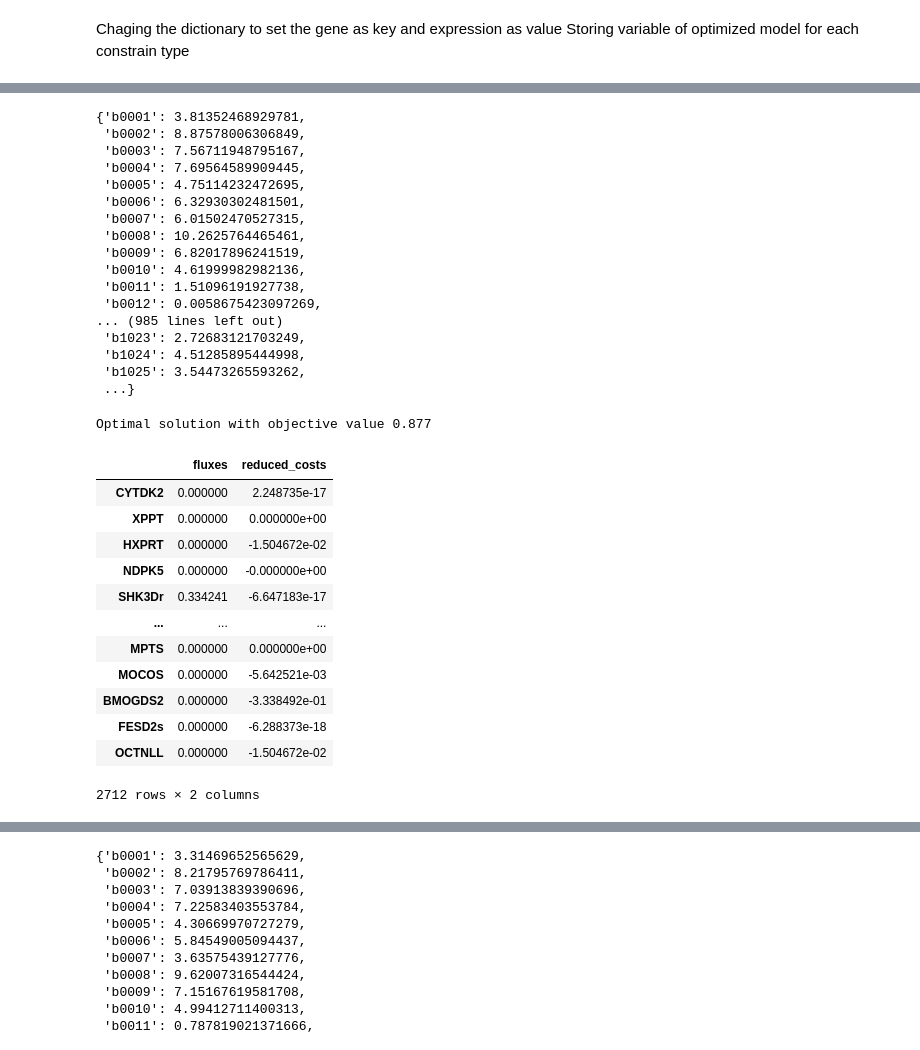
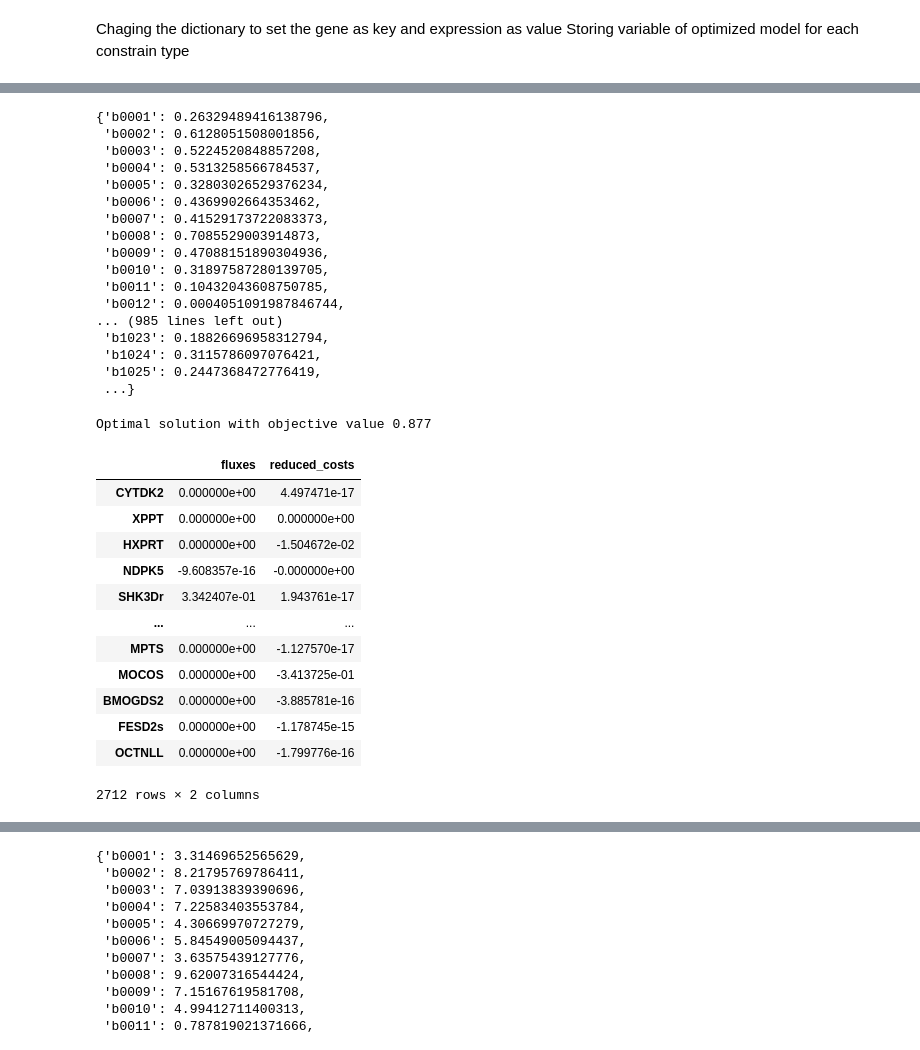
Before and after one commit to LynnBekai/Internship-code, a Jupyter notebook: Fluxes analysis.ipynb, the cells around one changed output, grey strips where cells are left out. Saved outputs shown, nothing was run; the diff lists cells and outputs as text; code cells hidden in the pictures.

```diff
--- a/Fluxes analysis.ipynb
+++ b/Fluxes analysis.ipynb
@@ -112,24 +112,26 @@ def dict_maker(normalized_counts):
     """
 
     #puts table in dataframe
+    normalized_counts.iloc[:,1] = normalized_counts.iloc[:,1]/max(normalized_counts.iloc[:,1])
     df = pd.DataFrame(normalized_counts)
     #transpose the data frame to be able to concat later
     df1 = df.T
     df1.columns = df1.iloc[0]
     df1 = df1.tail(-1)
+#     df1[2]= df1[2]/max(df1[2])
     #changing the data frame to dictionary
     normalized_dict= df1.to_dict("list")
     return normalized_dict
 # %% [markdown]
 Applying the function to all the tables we have
 # %%
-normalized_table_W = pd.read_csv("/home/lynn/Desktop/internship/modelling/test/normalized_counts_W.csv")
+normalized_table_W = pd.read_csv("/home/lynn/Desktop/internship/modelling/test/Internship_code/normalized_counts_W.csv")
 normalized_dict_W = dict_maker(normalized_table_W)
-normalized_table_Ec = pd.read_csv("/home/lynn/Desktop/internship/modelling/test/normalized_counts_Ec.csv")
+normalized_table_Ec = pd.read_csv("/home/lynn/Desktop/internship/modelling/test/Internship_code/normalized_counts_Ec.csv")
 normalized_dict_Ec = dict_maker(normalized_table_Ec)
-normalized_table_E = pd.read_csv("/home/lynn/Desktop/internship/modelling/test/normalized_counts_E.csv")
+normalized_table_E = pd.read_csv("/home/lynn/Desktop/internship/modelling/test/Internship_code/normalized_counts_E.csv")
 normalized_dict_E = dict_maker(normalized_table_E)
-normalized_table_E_C1 = pd.read_csv("/home/lynn/Desktop/internship/modelling/test/normalized_counts_E_C1.csv")
+normalized_table_E_C1 = pd.read_csv("/home/lynn/Desktop/internship/modelling/test/Internship_code/normalized_counts_E_C1.csv")
 normalized_dict_E_C1 = dict_maker(normalized_table_E_C1)
-normalized_table_E_C2 = pd.read_csv("/home/lynn/Desktop/internship/modelling/test/normalized_counts_E_C2.csv")
+normalized_table_E_C2 = pd.read_csv("/home/lynn/Desktop/internship/modelling/test/Internship_code/normalized_counts_E_C2.csv")
 normalized_dict_E_C2 = dict_maker(normalized_table_E_C2)
@@ -224,39 +201,39 @@ for i in normalized_dict_E:
     normalized_dict_E[i]=normalized_dict_E[i][0]
 normalized_dict_E
 # %% [output]
-{'b0001': 3.81352468929781,
- 'b0002': 8.87578006306849,
- 'b0003': 7.56711948795167,
- 'b0004': 7.69564589909445,
- 'b0005': 4.75114232472695,
- 'b0006': 6.32930302481501,
- 'b0007': 6.01502470527315,
- 'b0008': 10.2625764465461,
- 'b0009': 6.82017896241519,
- 'b0010': 4.61999982982136,
- 'b0011': 1.51096191927738,
- 'b0012': 0.0058675423097269,
+{'b0001': 0.26329489416138796,
+ 'b0002': 0.6128051508001856,
+ 'b0003': 0.5224520848857208,
+ 'b0004': 0.5313258566784537,
+ 'b0005': 0.32803026529376234,
+ 'b0006': 0.4369902664353462,
+ 'b0007': 0.41529173722083373,
+ 'b0008': 0.7085529003914873,
+ 'b0009': 0.47088151890304936,
+ 'b0010': 0.31897587280139705,
+ 'b0011': 0.10432043608750785,
+ 'b0012': 0.0004051091987846744,
 ... (985 lines left out)
- 'b1023': 2.72683121703249,
- 'b1024': 4.51285895444998,
- 'b1025': 3.54473265593262,
+ 'b1023': 0.18826696958312794,
+ 'b1024': 0.3115786097076421,
+ 'b1025': 0.2447368472776419,
  ...}
 # %%
-E = Eflux(model1, normalized_dict_E, 10)
+E = Eflux(model1, normalized_dict_E, 100)
 model.optimal_E = model1.optimize()
 model.optimal_E
 # %% [output]
 Optimal solution with objective value 0.877
 |  | fluxes | reduced_costs |
-| CYTDK2 | 0.000000 | 2.248735e-17 |
-| XPPT | 0.000000 | 0.000000e+00 |
-| HXPRT | 0.000000 | -1.504672e-02 |
-| NDPK5 | 0.000000 | -0.000000e+00 |
-| SHK3Dr | 0.334241 | -6.647183e-17 |
+| CYTDK2 | 0.000000e+00 | 4.497471e-17 |
+| XPPT | 0.000000e+00 | 0.000000e+00 |
+| HXPRT | 0.000000e+00 | -1.504672e-02 |
+| NDPK5 | -9.608357e-16 | -0.000000e+00 |
+| SHK3Dr | 3.342407e-01 | 1.943761e-17 |
 | ... | ... | ... |
-| MPTS | 0.000000 | 0.000000e+00 |
-| MOCOS | 0.000000 | -5.642521e-03 |
-| BMOGDS2 | 0.000000 | -3.338492e-01 |
-| FESD2s | 0.000000 | -6.288373e-18 |
-| OCTNLL | 0.000000 | -1.504672e-02 |
+| MPTS | 0.000000e+00 | -1.127570e-17 |
+| MOCOS | 0.000000e+00 | -3.413725e-01 |
+| BMOGDS2 | 0.000000e+00 | -3.885781e-16 |
+| FESD2s | 0.000000e+00 | -1.178745e-15 |
+| OCTNLL | 0.000000e+00 | -1.799776e-16 |
 2712 rows × 2 columns
```
Also changed, not shown: parts of 22 cells of this notebook.
